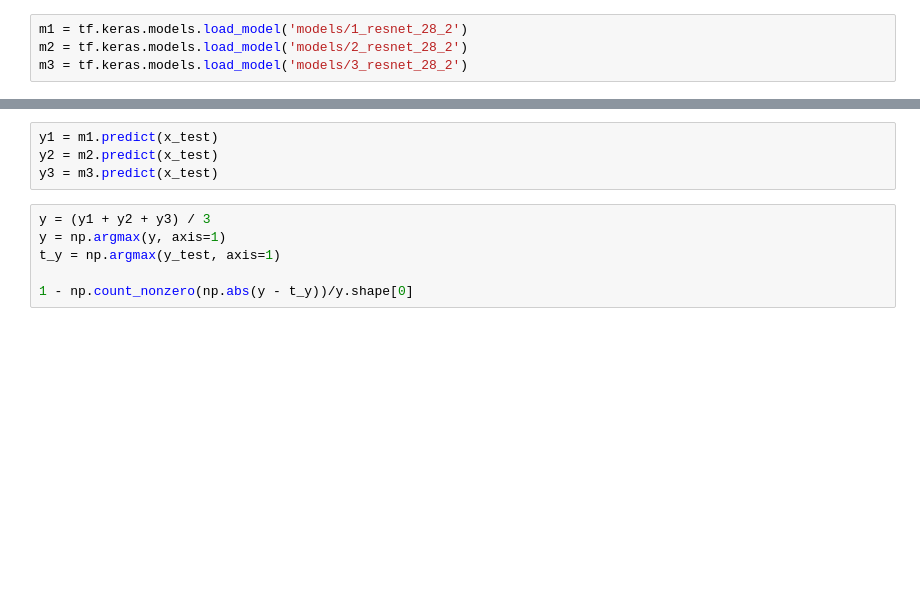
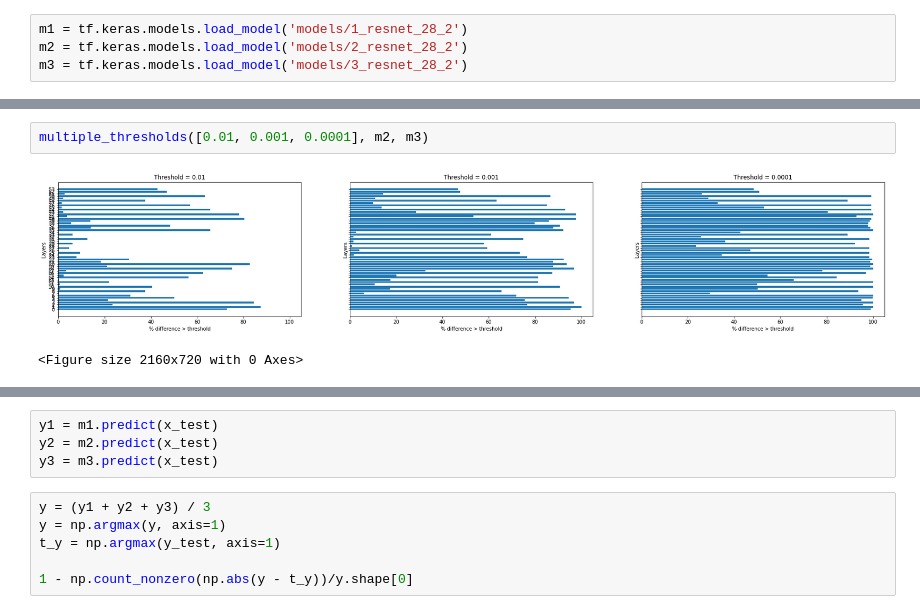
Before and after one commit to amitab/master_thesis, a Jupyter notebook: src/ensembles/rnd_init/weight_analysis.ipynb, the cells around one changed output, grey strips where cells are left out. Cells and saved outputs as stored; diff of their text form; blank space fills up the shorter version.

```diff
--- a/src/ensembles/rnd_init/weight_analysis.ipynb
+++ b/src/ensembles/rnd_init/weight_analysis.ipynb
@@ -138,0 +155,5 @@ KeyboardInterrupt:
+# %%
+multiple_thresholds([0.01, 0.001, 0.0001], m2, m3)
+# %% [output]
+[figure, added]
+<Figure size 2160x720 with 0 Axes>
```
Also changed, not shown: parts of 40 cells of this notebook, 6 other files.
